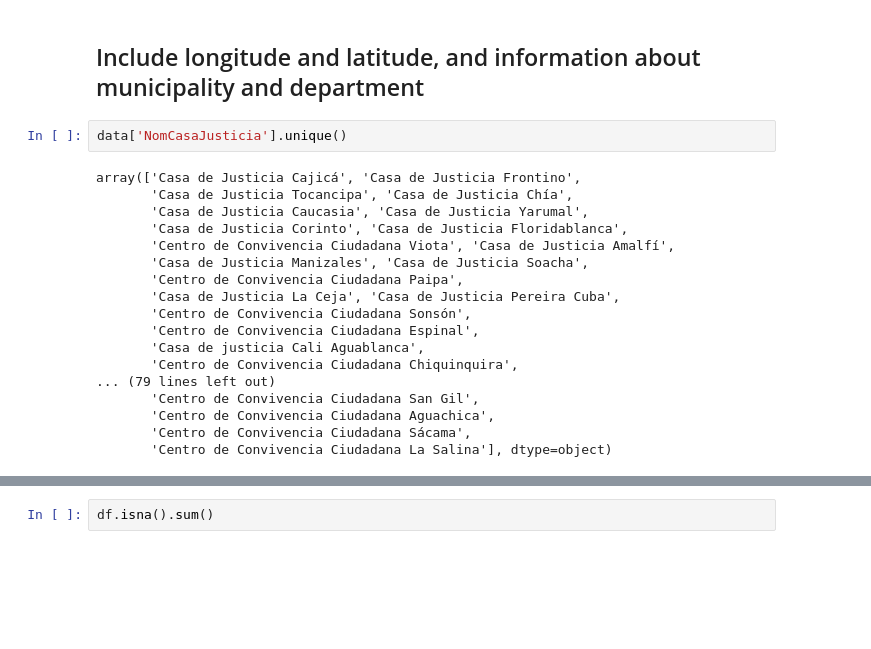
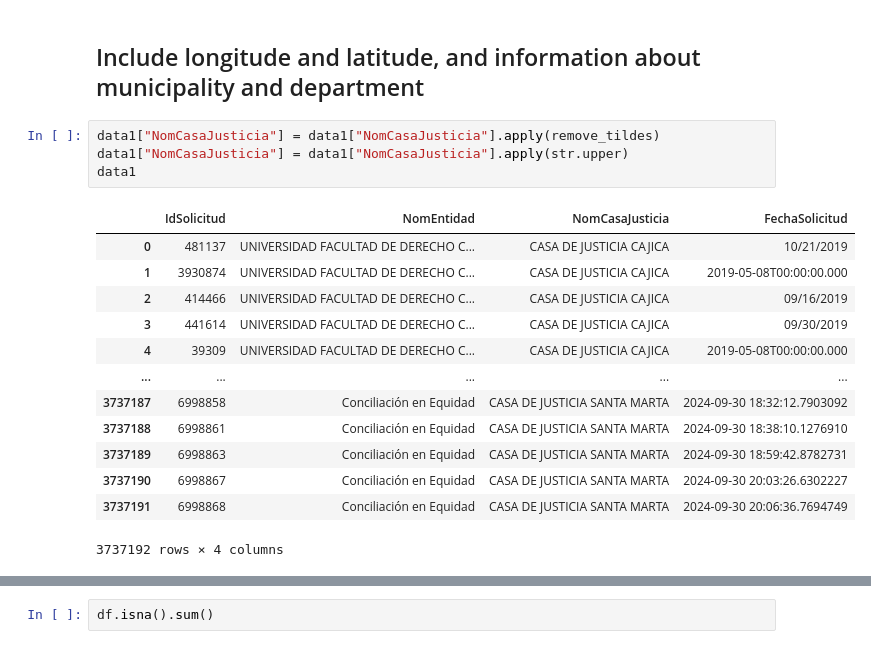
Before and after one commit to dosquisd/Datos-a-la-U, a Jupyter notebook: backend/data/procesos_casas_de_justicia.ipynb, the cells around one changed output, grey strips where cells are left out. Cells and saved outputs as stored; diff of their text form; blank space fills up the shorter version.

```diff
--- a/backend/data/procesos_casas_de_justicia.ipynb
+++ b/backend/data/procesos_casas_de_justicia.ipynb
@@ -41,22 +59,20 @@ dtype: int64
 # %% [markdown]
 ## Include longitude and latitude, and information about municipality and department
-# %%
-data['NomCasaJusticia'].unique()
-# %% [output]
-array(['Casa de Justicia Cajicá', 'Casa de Justicia Frontino',
-       'Casa de Justicia Tocancipa', 'Casa de Justicia Chía',
-       'Casa de Justicia Caucasia', 'Casa de Justicia Yarumal',
-       'Casa de Justicia Corinto', 'Casa de Justicia Floridablanca',
-       'Centro de Convivencia Ciudadana Viota', 'Casa de Justicia Amalfí',
-       'Casa de Justicia Manizales', 'Casa de Justicia Soacha',
-       'Centro de Convivencia Ciudadana Paipa',
-       'Casa de Justicia La Ceja', 'Casa de Justicia Pereira Cuba',
-       'Centro de Convivencia Ciudadana Sonsón',
-       'Centro de Convivencia Ciudadana Espinal',
-       'Casa de justicia Cali Aguablanca',
-       'Centro de Convivencia Ciudadana Chiquinquira',
-... (79 lines left out)
-       'Centro de Convivencia Ciudadana San Gil',
-       'Centro de Convivencia Ciudadana Aguachica',
-       'Centro de Convivencia Ciudadana Sácama',
-       'Centro de Convivencia Ciudadana La Salina'], dtype=object)
+# %%
+data1["NomCasaJusticia"] = data1["NomCasaJusticia"].apply(remove_tildes)
+data1["NomCasaJusticia"] = data1["NomCasaJusticia"].apply(str.upper)
+data1
+# %% [output]
+|  | IdSolicitud | NomEntidad | NomCasaJusticia | FechaSolicitud |
+| 0 | 481137 | UNIVERSIDAD FACULTAD DE DERECHO C... | CASA DE JUSTICIA CAJICA | 10/21/2019 |
+| 1 | 3930874 | UNIVERSIDAD FACULTAD DE DERECHO C... | CASA DE JUSTICIA CAJICA | 2019-05-08T00:00:00.000 |
+| 2 | 414466 | UNIVERSIDAD FACULTAD DE DERECHO C... | CASA DE JUSTICIA CAJICA | 09/16/2019 |
+| 3 | 441614 | UNIVERSIDAD FACULTAD DE DERECHO C... | CASA DE JUSTICIA CAJICA | 09/30/2019 |
+| 4 | 39309 | UNIVERSIDAD FACULTAD DE DERECHO C... | CASA DE JUSTICIA CAJICA | 2019-05-08T00:00:00.000 |
+| ... | ... | ... | ... | ... |
+| 3737187 | 6998858 | Conciliación en Equidad | CASA DE JUSTICIA SANTA MARTA | 2024-09-30 18:32:12.7903092 |
+| 3737188 | 6998861 | Conciliación en Equidad | CASA DE JUSTICIA SANTA MARTA | 2024-09-30 18:38:10.1276910 |
+| 3737189 | 6998863 | Conciliación en Equidad | CASA DE JUSTICIA SANTA MARTA | 2024-09-30 18:59:42.8782731 |
+| 3737190 | 6998867 | Conciliación en Equidad | CASA DE JUSTICIA SANTA MARTA | 2024-09-30 20:03:26.6302227 |
+| 3737191 | 6998868 | Conciliación en Equidad | CASA DE JUSTICIA SANTA MARTA | 2024-09-30 20:06:36.7694749 |
+3737192 rows × 4 columns
```
Also changed, not shown: parts of 20 cells of this notebook, 1 other file.
